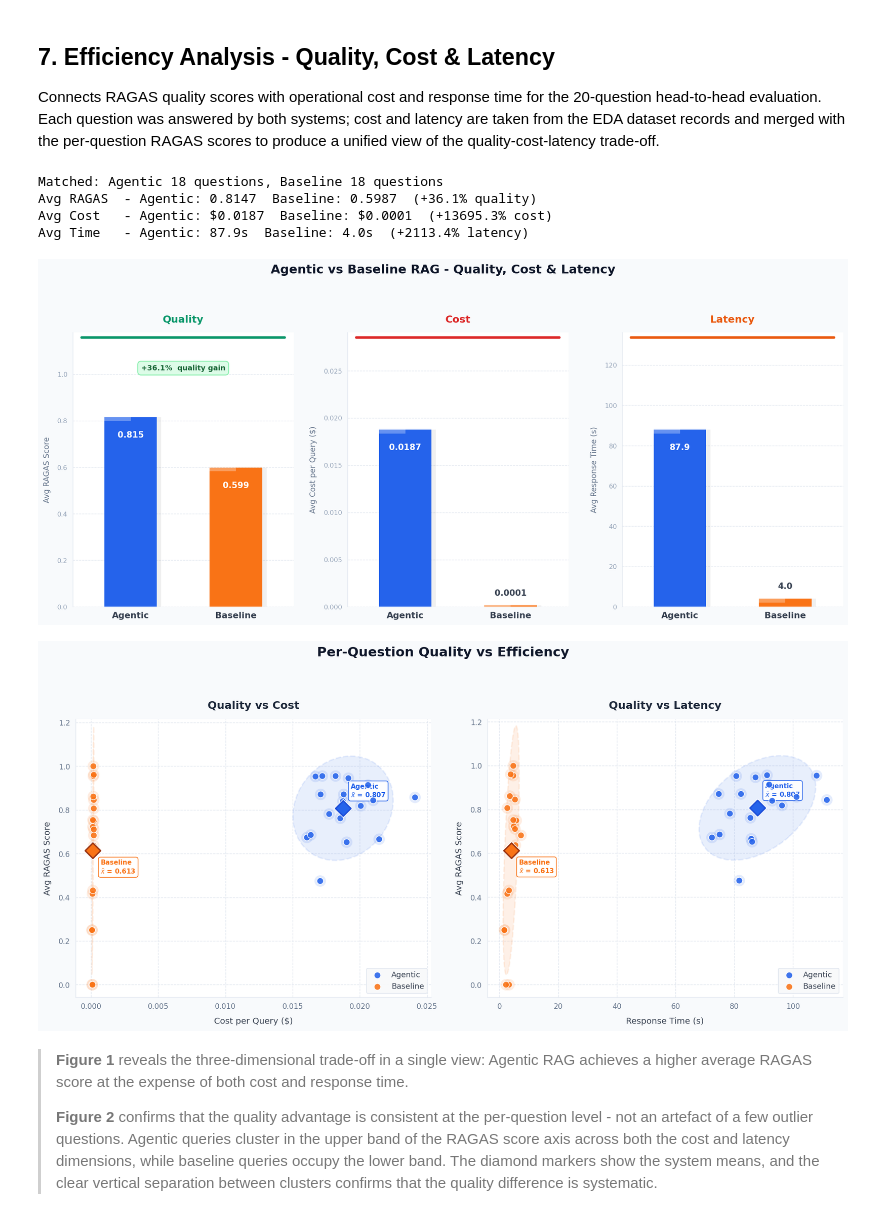
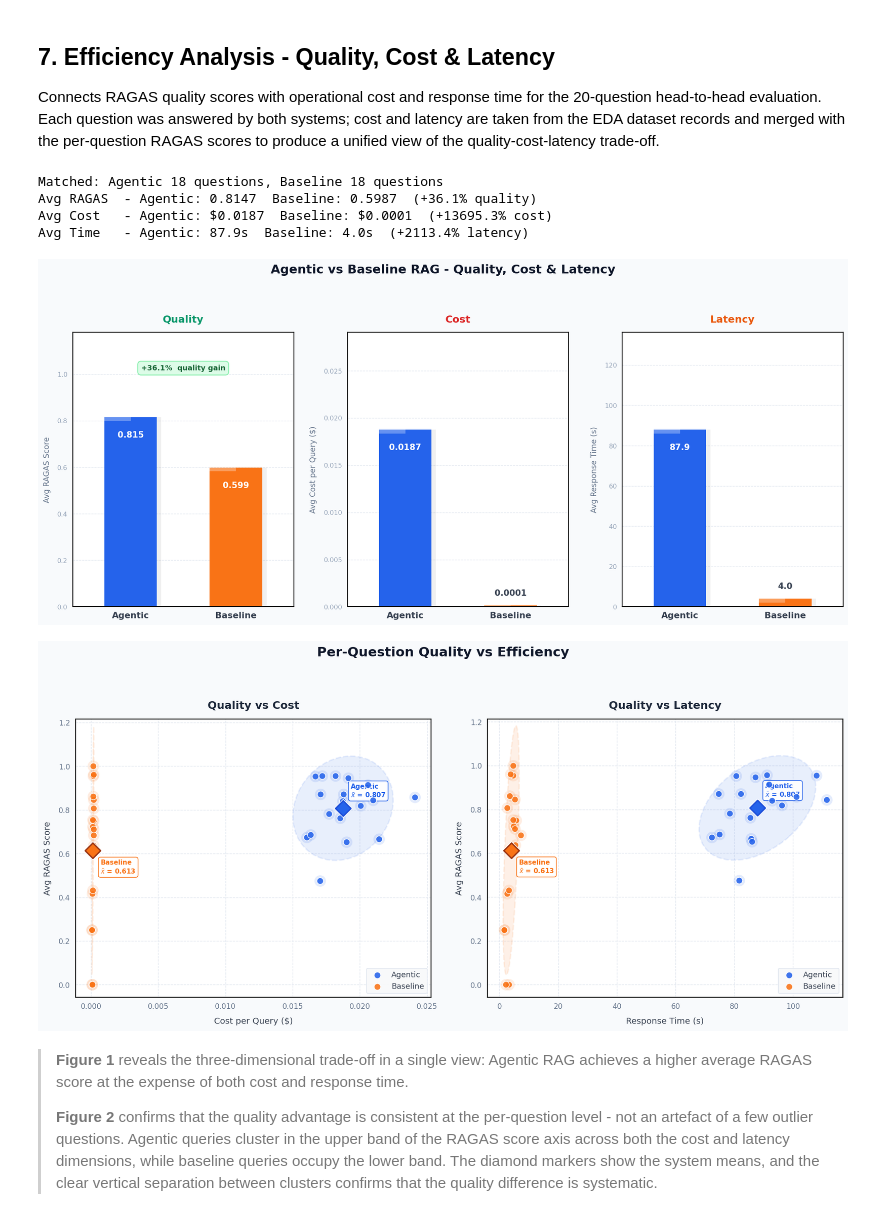
Before and after one commit to mansari40/Agentic-News-RAG, a Jupyter notebook: evals/eda.ipynb, the cells around one changed output. Drawn from its saved outputs; the diff is of its cells as text; code cells hidden in the pictures.

Commit message:
polish plots and add borders

```diff
--- a/evals/eda.ipynb
+++ b/evals/eda.ipynb
@@ -638,6 +681,12 @@ ax1.text(0.01, 0.96,
 ax1.set_title("Cost & Latency Over Agentic Queries (55q)",
               fontsize=14, fontweight="bold", pad=14)
 ax1.set_xlabel("Query #", labelpad=8)
+for _ax in fig.get_axes():
+    for spine in _ax.spines.values():
+        spine.set_visible(True)
+        spine.set_color('black')
+        spine.set_linewidth(1.2)
+        spine.set_zorder(5)
 plt.tight_layout()
 plt.show()
 # %% [output]
@@ -682,6 +731,12 @@ for ax, data, color, label in [
 fig.suptitle("Cost Per Query - Agentic vs Baseline (20q)",
              fontsize=15, fontweight="bold", y=1.03)
 fig.patch.set_facecolor("white")
+for _ax in fig.get_axes():
+    for spine in _ax.spines.values():
+        spine.set_visible(True)
+        spine.set_color('black')
+        spine.set_linewidth(1.2)
+        spine.set_zorder(5)
 plt.tight_layout()
 plt.show()
 
@@ -745,6 +800,11 @@ ax.text(0.01, 0.97,
         bbox=dict(boxstyle="round,pad=0.35", facecolor="white",
                   edgecolor="#E5E7EB", alpha=0.9))
 
+for spine in ax.spines.values():
+    spine.set_visible(True)
+    spine.set_color('black')
+    spine.set_linewidth(1.2)
+    spine.set_zorder(5)
 plt.tight_layout()
 plt.show()
 
@@ -792,7 +852,11 @@ ax.set_axisbelow(True)
 ax.spines["top"].set_visible(False);    ax.spines["right"].set_visible(False)
 ax.spines["left"].set_color("#D1D5DB"); ax.spines["bottom"].set_color("#D1D5DB")
 
-
+for spine in ax.spines.values():
+    spine.set_visible(True)
+    spine.set_color('black')
+    spine.set_linewidth(1.2)
+    spine.set_zorder(5)
 plt.tight_layout()
 plt.show()
 
@@ -966,10 +1030,6 @@ for ax, vals, ylabel, ylim, fmt, title, badge, badge_fc, badge_bg, badge_ec in p
                     lbl, ha="center", va="bottom",
                     fontsize=11.5, fontweight="bold", color="#374151", zorder=5)
 
-    #  top accent line
-    ax.axhline(ylim[1] * 0.982, color=accent, linewidth=3.5,
-               xmin=0.04, xmax=0.96, zorder=6, solid_capstyle="round")
-
     # axes styling
     ax.set_ylim(*ylim)
     ax.set_xlim(-0.55, 1.55)
@@ -995,6 +1055,12 @@ for ax, vals, ylabel, ylim, fmt, title, badge, badge_fc, badge_bg, badge_ec in p
                 bbox=dict(boxstyle="round,pad=0.45", facecolor=badge_bg,
                           edgecolor=badge_ec, linewidth=1.3, alpha=0.95))
 
+for _ax in fig.get_axes():
+    for spine in _ax.spines.values():
+        spine.set_visible(True)
+        spine.set_color('black')
+        spine.set_linewidth(1.2)
+        spine.set_zorder(5)
 plt.tight_layout(pad=2.2)
 plt.show()
 
@@ -1060,35 +1126,41 @@ for i, (xcol, xlabel, avg_x_agt, avg_x_bas, panel_title) in enumerate([
         f"Baseline\n$\\bar{{x}}$ = {bas_avg_ragas_scatter:.3f}",
         xy=(avg_x_bas, bas_avg_ragas_scatter),
         xytext=(10, -30), textcoords="offset points",
         fontsize=8.5, color=BASE_COLOR, fontweight="bold", linespacing=1.4,
         bbox=dict(boxstyle="round,pad=0.35", facecolor="white",
                   edgecolor=BASE_COLOR, linewidth=1.0, alpha=0.92),
     )
 
     # axes styling
     ax.set_xlabel(xlabel, labelpad=9, fontsize=11, color="#374151")
     ax.set_ylabel("Avg RAGAS Score", labelpad=9, fontsize=11, color="#374151")
     ax.set_title(panel_title, fontsize=14, fontweight="bold", pad=14, color="#1E293B")
     ax.legend(loc="lower right", fontsize=10, frameon=True,
               framealpha=0.95, edgecolor="#E2E8F0", labelcolor="#374151")
     ax.yaxis.grid(True, color=GRID_CLR, linewidth=0.8, zorder=0)
     ax.xaxis.grid(True, color=GRID_CLR, linewidth=0.8, zorder=0)
     ax.set_axisbelow(True)
     ax.tick_params(labelsize=9.5, labelcolor="#64748B")
     for spine in ["top", "right"]:
         ax.spines[spine].set_visible(False)
     ax.spines["left"].set_color(GRID_CLR)
     ax.spines["bottom"].set_color(GRID_CLR)
 
+for _ax in fig.get_axes():
+    for spine in _ax.spines.values():
+        spine.set_visible(True)
+        spine.set_color('black')
+        spine.set_linewidth(1.2)
+        spine.set_zorder(5)
 plt.tight_layout(pad=2.2)
 plt.show()
 # %% [output]
 Matched: Agentic 18 questions, Baseline 18 questions
 Avg RAGAS  - Agentic: 0.8147  Baseline: 0.5987  (+36.1% quality)
 Avg Cost   - Agentic: $0.0187  Baseline: $0.0001  (+13695.3% cost)
 Avg Time   - Agentic: 87.9s  Baseline: 4.0s  (+2113.4% latency)
-[figure, old version]
+[figure, new version]
-[figure, old version]
+[figure, new version]
 # %% [markdown]
 >
 > **Figure 1** reveals the three-dimensional trade-off in a single view: Agentic RAG achieves a higher
```
Also changed, not shown: parts of 10 cells of this notebook, 1 other file.
